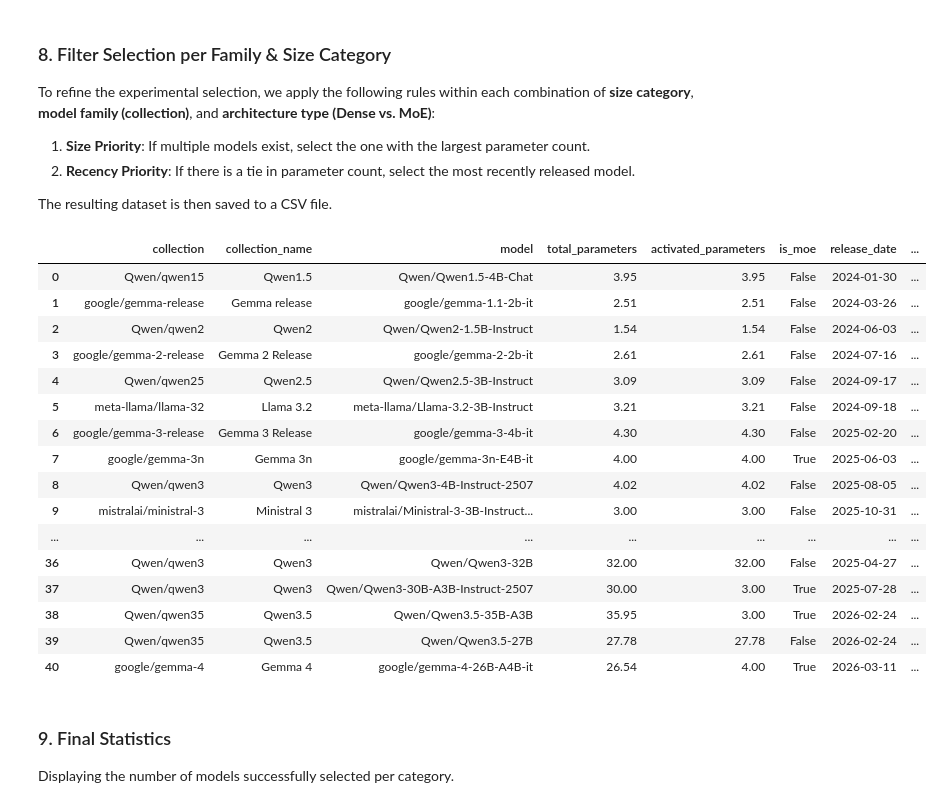
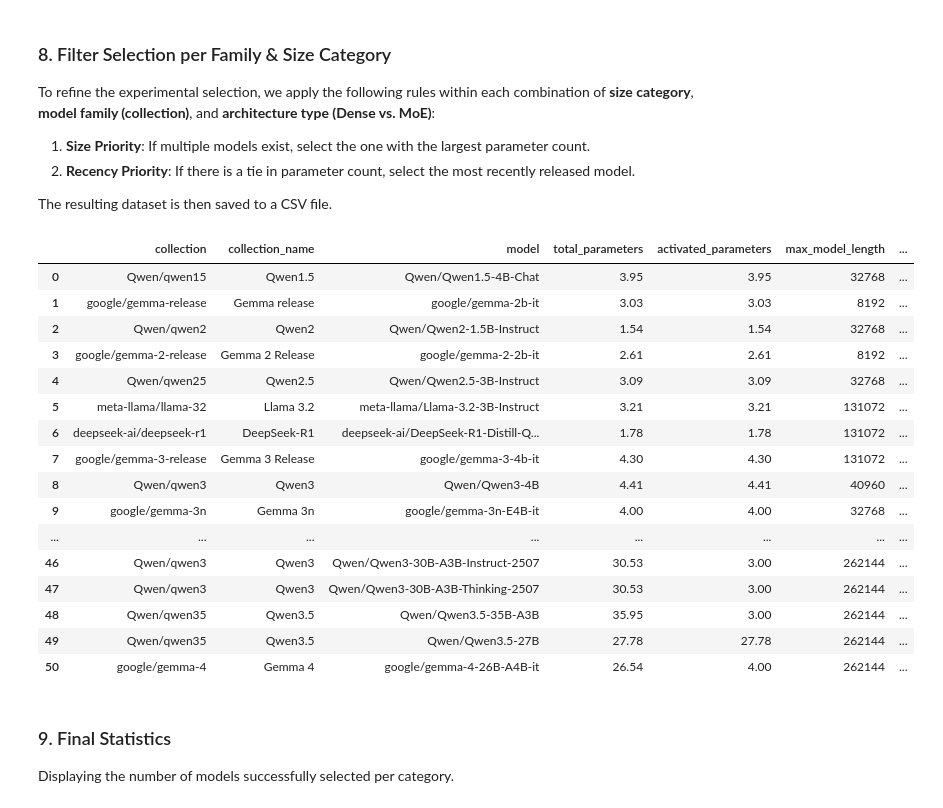
Before and after one commit to diogogmatos/eco-evolution-of-llms, a Jupyter notebook: model-selection/model-selection.ipynb, the cells around one changed output. Saved outputs shown, nothing was run; the diff lists cells and outputs as text; code cells hidden in the pictures.

```diff
--- a/model-selection/model-selection.ipynb
+++ b/model-selection/model-selection.ipynb
@@ -78,8 +79,6 @@ IGNORE_WORDS = {
     "pytorch", "keras", "flax", "cpp", "tflite", "mlx", "terminus", "exp", "shield",
     # Not instruction-tuned versions
     "base", "-pt",
-    # Reasoning/Thinking models
-    "reason", "reasoning", "think", "thinking",
     # Others
     "deprecated"
 }
@@ -108,6 +107,12 @@ MOE_MODELS = {
     "DeepSeek-V3.1",
     "DeepSeek-V3.2",
 }
+
+# Specific models to explicitly identify as Thinking/Reasoning
+THINKING_MODELS = {"deepseek-ai/DeepSeek-R1-0528-Qwen3-8B"}
+
+# Specific words to identify as Thinking/Reasoning (case-insensitive)
+THINKING_WORDS = {"reason", "reasoning", "think", "thinking"}
 # %% [markdown]
 ### 2. Helper Functions
 These functions parse model names to extract parameter sizes and query the Hugging Face API (`get_model_details`). During the API query, the model is checked against the ignoring rules before being accepted.
@@ -297,6 +388,7 @@ COLLECTIONS = [
     "deepseek-ai/deepseek-llm",
     "deepseek-ai/deepseek-v2",
     "deepseek-ai/deepseek-v25",
+    "deepseek-ai/deepseek-r1",
     "deepseek-ai/deepseek-v3",
     "deepseek-ai/deepseek-v31",
     "deepseek-ai/deepseek-v32",
@@ -416,6 +577,6 @@ breaks
 Apply the calculated bins to split our dataframe into 'Tiny/Mobile', 'Small/Edge', 'Standard/Desktop', and 'Mid-range/Server' tiers.
 # %%
 df['category'] = pd.cut(column_data, bins=breaks, labels=["Tiny/Mobile", "Small/Edge", "Standard/Desktop", "Mid-range/Server"], include_lowest=True)
-df = df[['collection', 'collection_name', 'model', 'total_parameters', 'activated_parameters', 'is_moe', 'release_date', 'category']]
+df = df[['collection', 'collection_name', 'model', 'total_parameters', 'activated_parameters', 'max_model_length', 'is_moe', 'is_thinking', 'release_date', 'category']]
 df
 # %% [output]
@@ -448,41 +605,41 @@ The resulting dataset is then saved to a CSV file.
 # %%
 df["total_parameters"] = pd.to_numeric(df["total_parameters"], errors="coerce")
 df["activated_parameters"] = pd.to_numeric(df["activated_parameters"], errors="coerce")
 df["release_date"] = pd.to_datetime(df["release_date"], errors="coerce")
 
 filtered_df = (
     df.sort_values(
         by=["category", "collection", "total_parameters", "release_date"],
         ascending=[True, True, False, False],
     )
-    .drop_duplicates(subset=["category", "collection", "is_moe"], keep="first")
+    .drop_duplicates(subset=["category", "collection", "is_moe", "is_thinking"], keep="first")
     .copy()
 )
 
 filtered_df.sort_values(by=["category", "release_date"], ascending=[True, True], inplace=True)
 filtered_df.reset_index(drop=True, inplace=True)
 
 filtered_df.to_csv('selected_models.csv', index=False)
 
 filtered_df
 # %% [output]
-|  | collection | collection_name | model | total_parameters | activated_parameters | is_moe | release_date | ... |
-| 0 | Qwen/qwen15 | Qwen1.5 | Qwen/Qwen1.5-4B-Chat | 3.95 | 3.95 | False | 2024-01-30 | ... |
-| 1 | google/gemma-release | Gemma release | google/gemma-1.1-2b-it | 2.51 | 2.51 | False | 2024-03-26 | ... |
-| 2 | Qwen/qwen2 | Qwen2 | Qwen/Qwen2-1.5B-Instruct | 1.54 | 1.54 | False | 2024-06-03 | ... |
-| 3 | google/gemma-2-release | Gemma 2 Release | google/gemma-2-2b-it | 2.61 | 2.61 | False | 2024-07-16 | ... |
-| 4 | Qwen/qwen25 | Qwen2.5 | Qwen/Qwen2.5-3B-Instruct | 3.09 | 3.09 | False | 2024-09-17 | ... |
-| 5 | meta-llama/llama-32 | Llama 3.2 | meta-llama/Llama-3.2-3B-Instruct | 3.21 | 3.21 | False | 2024-09-18 | ... |
-| 6 | google/gemma-3-release | Gemma 3 Release | google/gemma-3-4b-it | 4.30 | 4.30 | False | 2025-02-20 | ... |
-| 7 | google/gemma-3n | Gemma 3n | google/gemma-3n-E4B-it | 4.00 | 4.00 | True | 2025-06-03 | ... |
-| 8 | Qwen/qwen3 | Qwen3 | Qwen/Qwen3-4B-Instruct-2507 | 4.02 | 4.02 | False | 2025-08-05 | ... |
-| 9 | mistralai/ministral-3 | Ministral 3 | mistralai/Ministral-3-3B-Instruct... | 3.00 | 3.00 | False | 2025-10-31 | ... |
-| ... | ... | ... | ... | ... | ... | ... | ... | ... |
-| 36 | Qwen/qwen3 | Qwen3 | Qwen/Qwen3-32B | 32.00 | 32.00 | False | 2025-04-27 | ... |
-| 37 | Qwen/qwen3 | Qwen3 | Qwen/Qwen3-30B-A3B-Instruct-2507 | 30.00 | 3.00 | True | 2025-07-28 | ... |
-| 38 | Qwen/qwen35 | Qwen3.5 | Qwen/Qwen3.5-35B-A3B | 35.95 | 3.00 | True | 2026-02-24 | ... |
-| 39 | Qwen/qwen35 | Qwen3.5 | Qwen/Qwen3.5-27B | 27.78 | 27.78 | False | 2026-02-24 | ... |
-| 40 | google/gemma-4 | Gemma 4 | google/gemma-4-26B-A4B-it | 26.54 | 4.00 | True | 2026-03-11 | ... |
+|  | collection | collection_name | model | total_parameters | activated_parameters | max_model_length | ... |
+| 0 | Qwen/qwen15 | Qwen1.5 | Qwen/Qwen1.5-4B-Chat | 3.95 | 3.95 | 32768 | ... |
+| 1 | google/gemma-release | Gemma release | google/gemma-2b-it | 3.03 | 3.03 | 8192 | ... |
+| 2 | Qwen/qwen2 | Qwen2 | Qwen/Qwen2-1.5B-Instruct | 1.54 | 1.54 | 32768 | ... |
+| 3 | google/gemma-2-release | Gemma 2 Release | google/gemma-2-2b-it | 2.61 | 2.61 | 8192 | ... |
+| 4 | Qwen/qwen25 | Qwen2.5 | Qwen/Qwen2.5-3B-Instruct | 3.09 | 3.09 | 32768 | ... |
+| 5 | meta-llama/llama-32 | Llama 3.2 | meta-llama/Llama-3.2-3B-Instruct | 3.21 | 3.21 | 131072 | ... |
+| 6 | deepseek-ai/deepseek-r1 | DeepSeek-R1 | deepseek-ai/DeepSeek-R1-Distill-Q... | 1.78 | 1.78 | 131072 | ... |
+| 7 | google/gemma-3-release | Gemma 3 Release | google/gemma-3-4b-it | 4.30 | 4.30 | 131072 | ... |
+| 8 | Qwen/qwen3 | Qwen3 | Qwen/Qwen3-4B | 4.41 | 4.41 | 40960 | ... |
+| 9 | google/gemma-3n | Gemma 3n | google/gemma-3n-E4B-it | 4.00 | 4.00 | 32768 | ... |
+| ... | ... | ... | ... | ... | ... | ... | ... |
+| 46 | Qwen/qwen3 | Qwen3 | Qwen/Qwen3-30B-A3B-Instruct-2507 | 30.53 | 3.00 | 262144 | ... |
+| 47 | Qwen/qwen3 | Qwen3 | Qwen/Qwen3-30B-A3B-Thinking-2507 | 30.53 | 3.00 | 262144 | ... |
+| 48 | Qwen/qwen35 | Qwen3.5 | Qwen/Qwen3.5-35B-A3B | 35.95 | 3.00 | 262144 | ... |
+| 49 | Qwen/qwen35 | Qwen3.5 | Qwen/Qwen3.5-27B | 27.78 | 27.78 | 262144 | ... |
+| 50 | google/gemma-4 | Gemma 4 | google/gemma-4-26B-A4B-it | 26.54 | 4.00 | 262144 | ... |
 # %% [markdown]
 ### 9. Final Statistics
 Displaying the number of models successfully selected per category.
```
Also changed, not shown: parts of 7 cells of this notebook, 10 other files.
